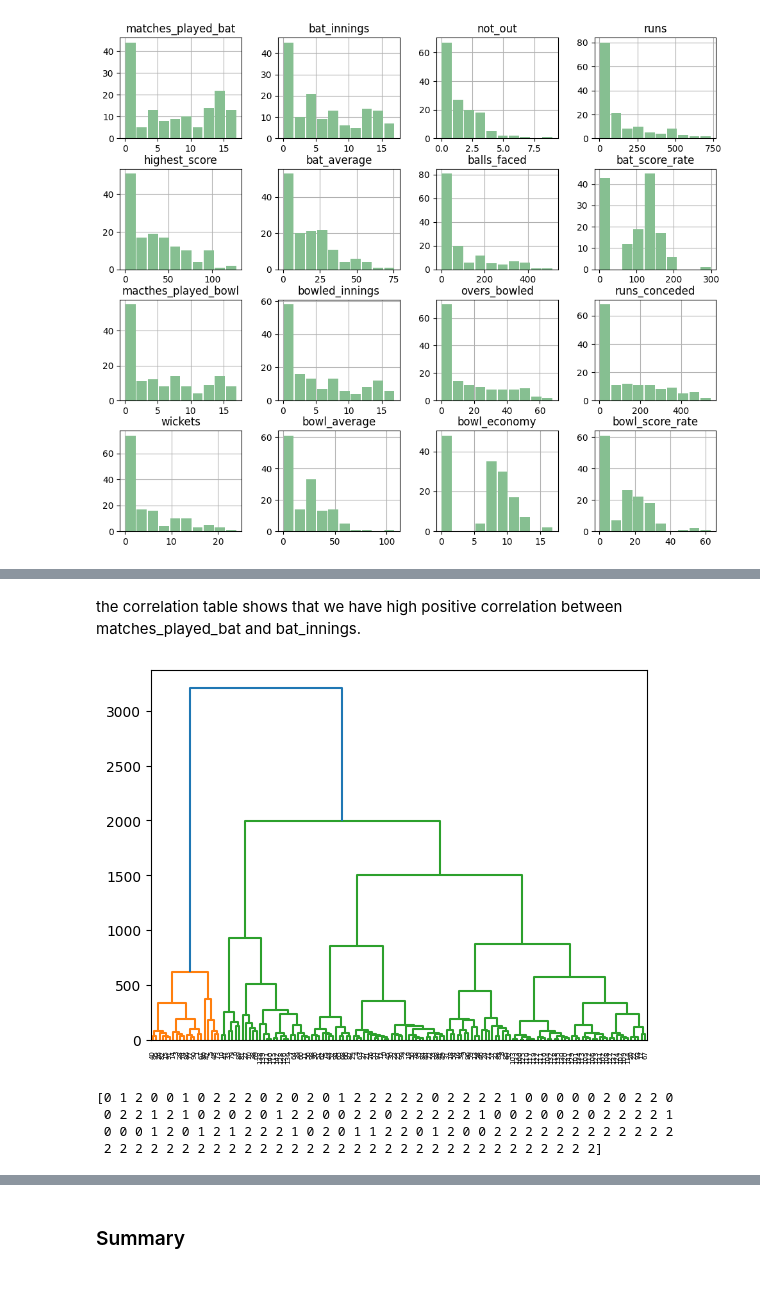
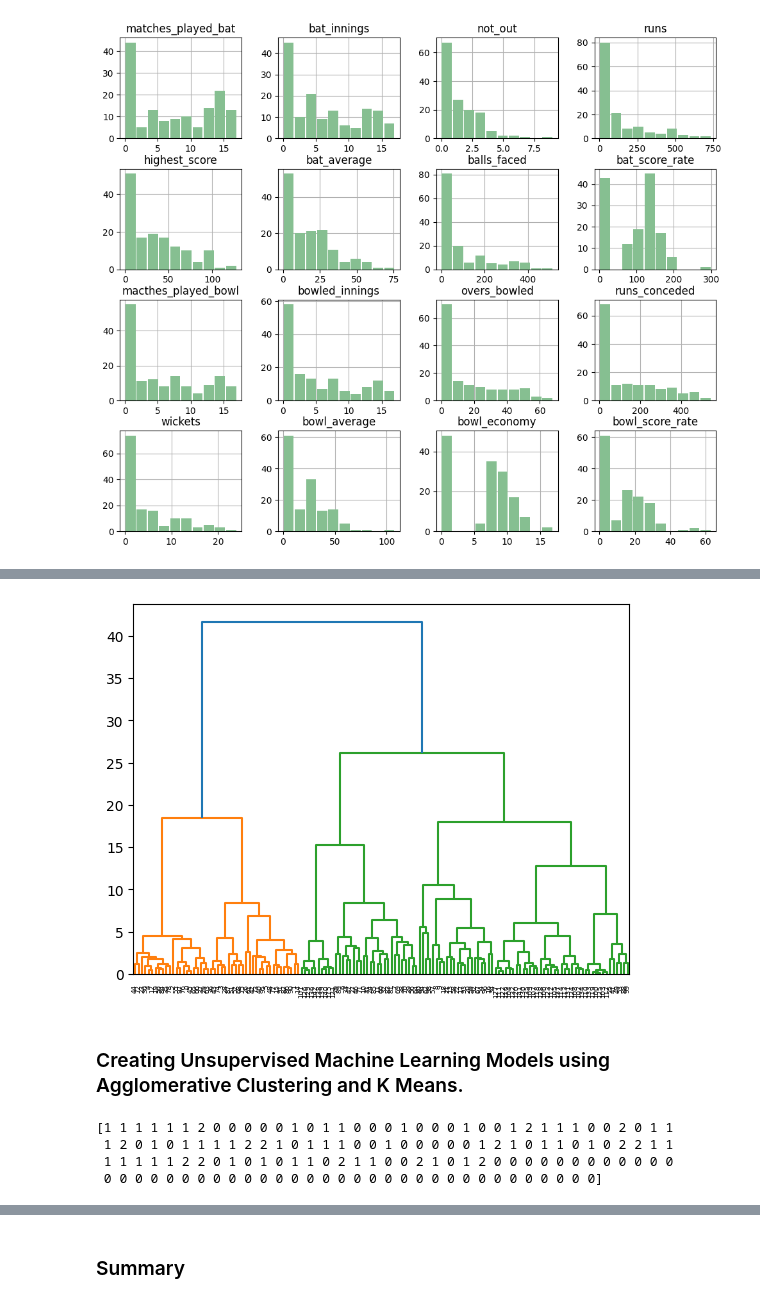
Before and after one commit to ashish612/dtsa-5510, a Jupyter notebook: finals.ipynb, the cells around one changed output, grey strips where cells are left out. Cells and saved outputs as stored; diff of their text form; code cells hidden in the pictures.

```diff
--- a/finals.ipynb
+++ b/finals.ipynb
@@ -167,0 +210,6 @@ memory usage: 18.0 KB
+# %%
+from sklearn.preprocessing import StandardScaler
+stdsc = StandardScaler()
+ipl_a = stdsc.fit_transform(ipl)
+ipl_scaled = pd.DataFrame(ipl_a,columns = ipl.columns)
+ipl_scaled.head(5)
@@ -193,18 +228,18 @@ ipl.corr()
-# %% [markdown]
-the correlation table shows that we have high positive correlation between matches_played_bat and bat_innings.
 # %%
-d = shc.dendrogram(shc.linkage(ipl,method='ward'))
+d = shc.dendrogram(shc.linkage(ipl_scaled,method='ward'))
 # %% [output]
-[figure, old version]
+[figure, new version]
+# %% [markdown]
+### Creating Unsupervised Machine Learning Models using Agglomerative Clustering and K Means.
 # %%
 model = AgglomerativeClustering(n_clusters=3, metric='manhattan', linkage='complete')
-model.fit(ipl)
+model.fit(ipl_scaled)
 print(model.labels_)
 # %% [output]
-[0 1 2 0 0 1 0 2 2 2 0 2 0 2 0 1 2 2 2 2 2 0 2 2 2 2 1 0 0 0 0 0 2 0 2 2 0
- 0 2 2 1 2 1 0 2 0 2 0 1 2 2 0 0 2 2 0 2 2 2 2 2 1 0 0 2 0 0 2 0 2 2 2 2 1
- 0 0 0 1 2 0 1 2 1 2 2 2 1 0 2 0 1 1 2 2 0 1 2 0 0 2 2 2 2 2 2 2 2 2 2 2 2
- 2 2 2 2 2 2 2 2 2 2 2 2 2 2 2 2 2 2 2 2 2 2 2 2 2 2 2 2 2 2 2 2]
+[1 1 1 1 1 1 2 0 0 0 0 0 1 0 1 1 0 0 0 1 0 0 0 1 0 0 1 2 1 1 1 0 0 2 0 1 1
+ 1 2 0 1 0 1 1 1 1 2 2 1 0 1 1 1 0 0 1 0 0 0 0 0 1 2 1 0 1 1 0 1 0 2 2 1 1
+ 1 1 1 1 1 2 2 0 1 0 1 0 1 1 0 2 1 1 0 0 2 1 0 1 2 0 0 0 0 0 0 0 0 0 0 0 0
+ 0 0 0 0 0 0 0 0 0 0 0 0 0 0 0 0 0 0 0 0 0 0 0 0 0 0 0 0 0 0 0 0]
 # %%
 import itertools
 
```
Also changed, not shown: parts of 16 cells of this notebook.
